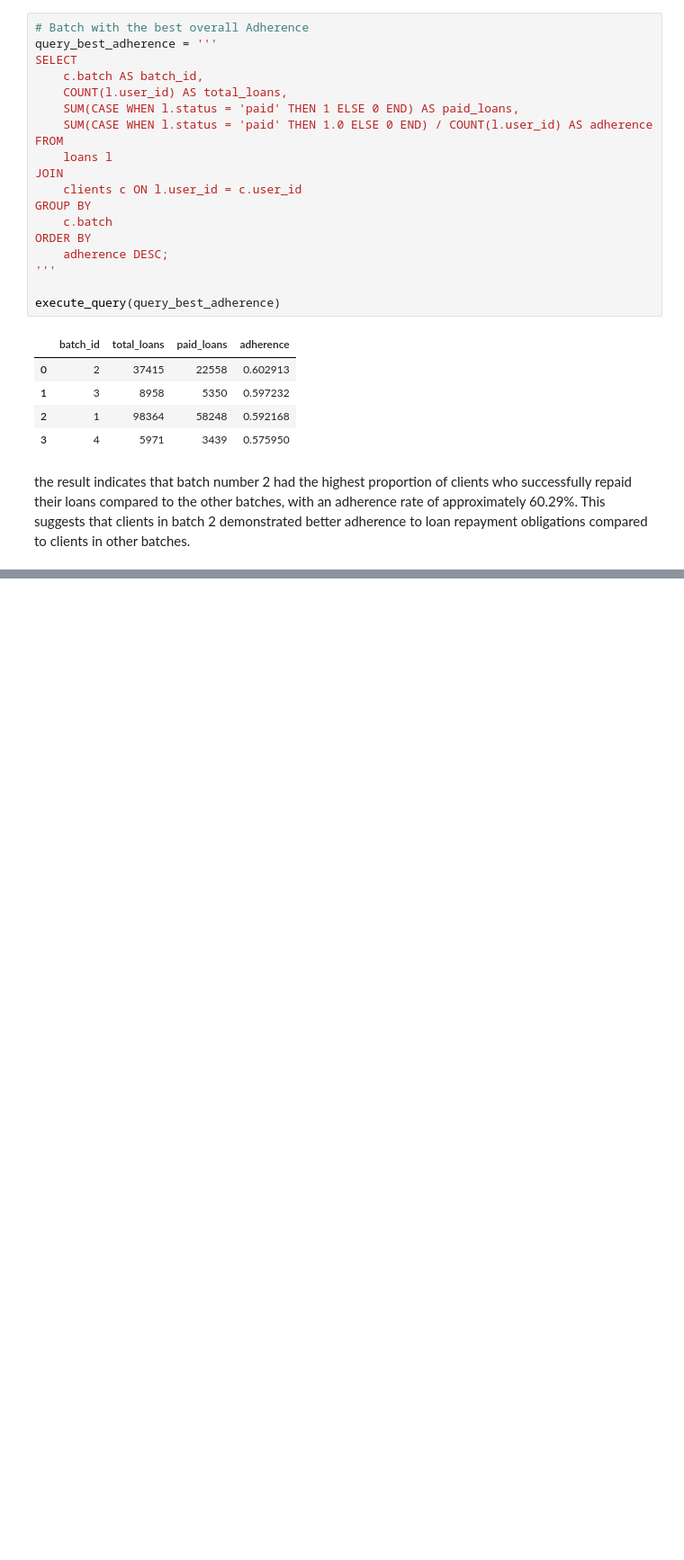
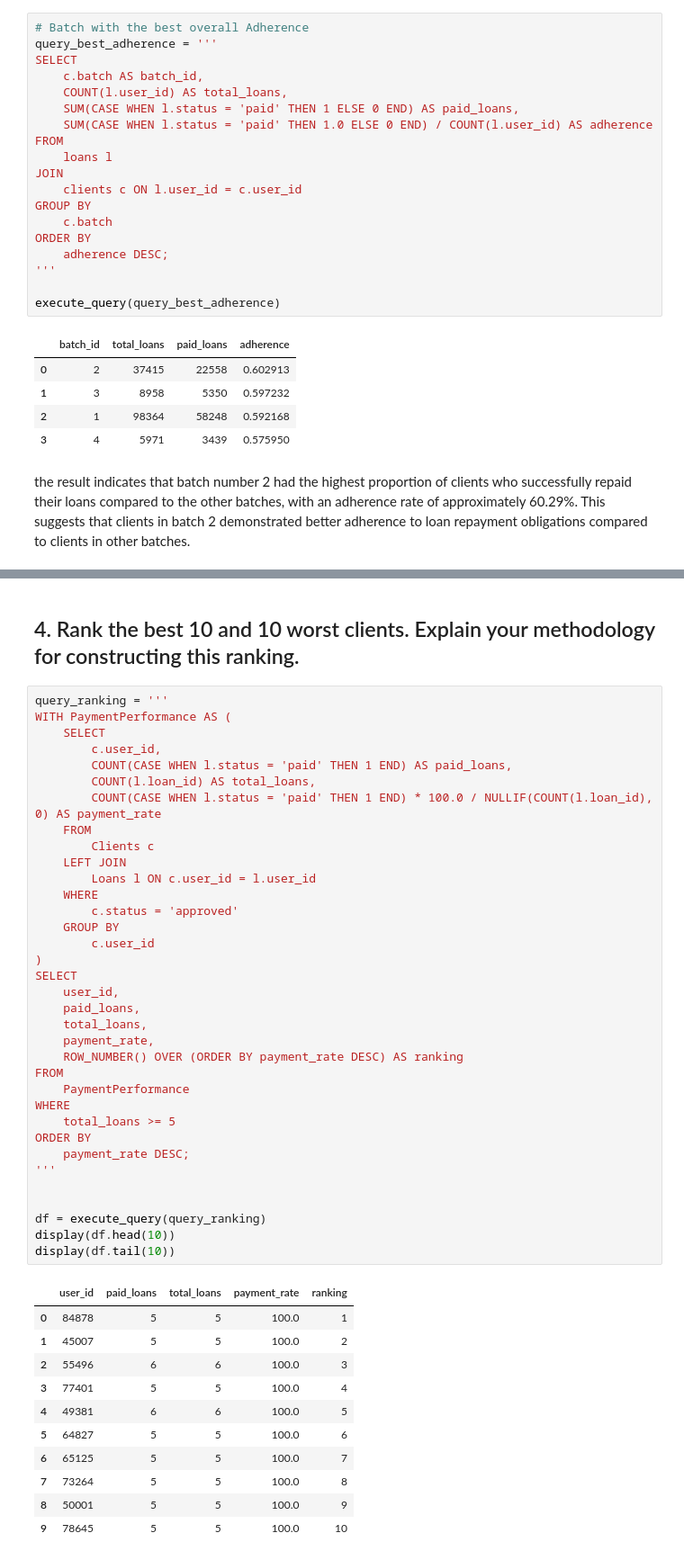
Before and after one commit to IgorNascAlves/project-lending-data-engineer, a Jupyter notebook: notebooks/exploring.ipynb, the cells around one changed output, grey strips where cells are left out. Shown at 90% size. Cells and saved outputs as stored; diff of their text form; blank space fills up the shorter version.

```diff
--- a/notebooks/exploring.ipynb
+++ b/notebooks/exploring.ipynb
@@ -156,0 +292,49 @@ the result indicates that batch number 2 had the highest proportion of clients w
+# %% [markdown]
+## 4. Rank the best 10 and 10 worst clients. Explain your methodology for constructing this ranking.
+# %%
+query_ranking = '''
+WITH PaymentPerformance AS (
+    SELECT
+        c.user_id,
+        COUNT(CASE WHEN l.status = 'paid' THEN 1 END) AS paid_loans,
+        COUNT(l.loan_id) AS total_loans,
+        COUNT(CASE WHEN l.status = 'paid' THEN 1 END) * 100.0 / NULLIF(COUNT(l.loan_id), 0) AS payment_rate
+    FROM
+        Clients c
+    LEFT JOIN
+        Loans l ON c.user_id = l.user_id
+    WHERE
+        c.status = 'approved'
+    GROUP BY
+        c.user_id
+)
+SELECT
+    user_id,
+    paid_loans,
+    total_loans,
+    payment_rate,
+    ROW_NUMBER() OVER (ORDER BY payment_rate DESC) AS ranking
+FROM
+    PaymentPerformance
+WHERE
+    total_loans >= 5
+ORDER BY
+    payment_rate DESC;
+'''
+
+
+df = execute_query(query_ranking)
+display(df.head(10))
+display(df.tail(10))
+# %% [output]
+|  | user_id | paid_loans | total_loans | payment_rate | ranking |
+| 0 | 84878 | 5 | 5 | 100.0 | 1 |
+| 1 | 45007 | 5 | 5 | 100.0 | 2 |
+| 2 | 55496 | 6 | 6 | 100.0 | 3 |
+| 3 | 77401 | 5 | 5 | 100.0 | 4 |
+| 4 | 49381 | 6 | 6 | 100.0 | 5 |
+| 5 | 64827 | 5 | 5 | 100.0 | 6 |
+| 6 | 65125 | 5 | 5 | 100.0 | 7 |
+| 7 | 73264 | 5 | 5 | 100.0 | 8 |
+| 8 | 50001 | 5 | 5 | 100.0 | 9 |
+| 9 | 78645 | 5 | 5 | 100.0 | 10 |
```
Also changed, not shown: parts of 34 cells of this notebook.
